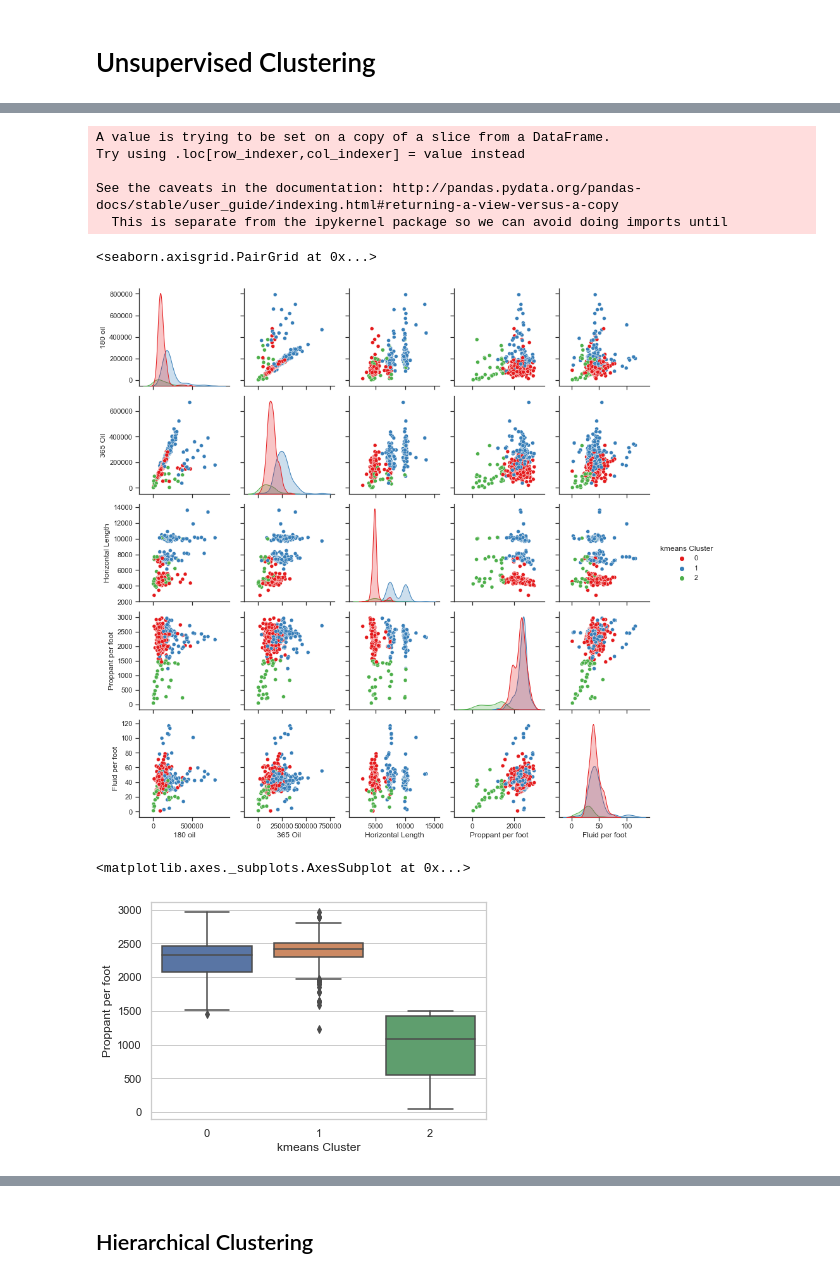
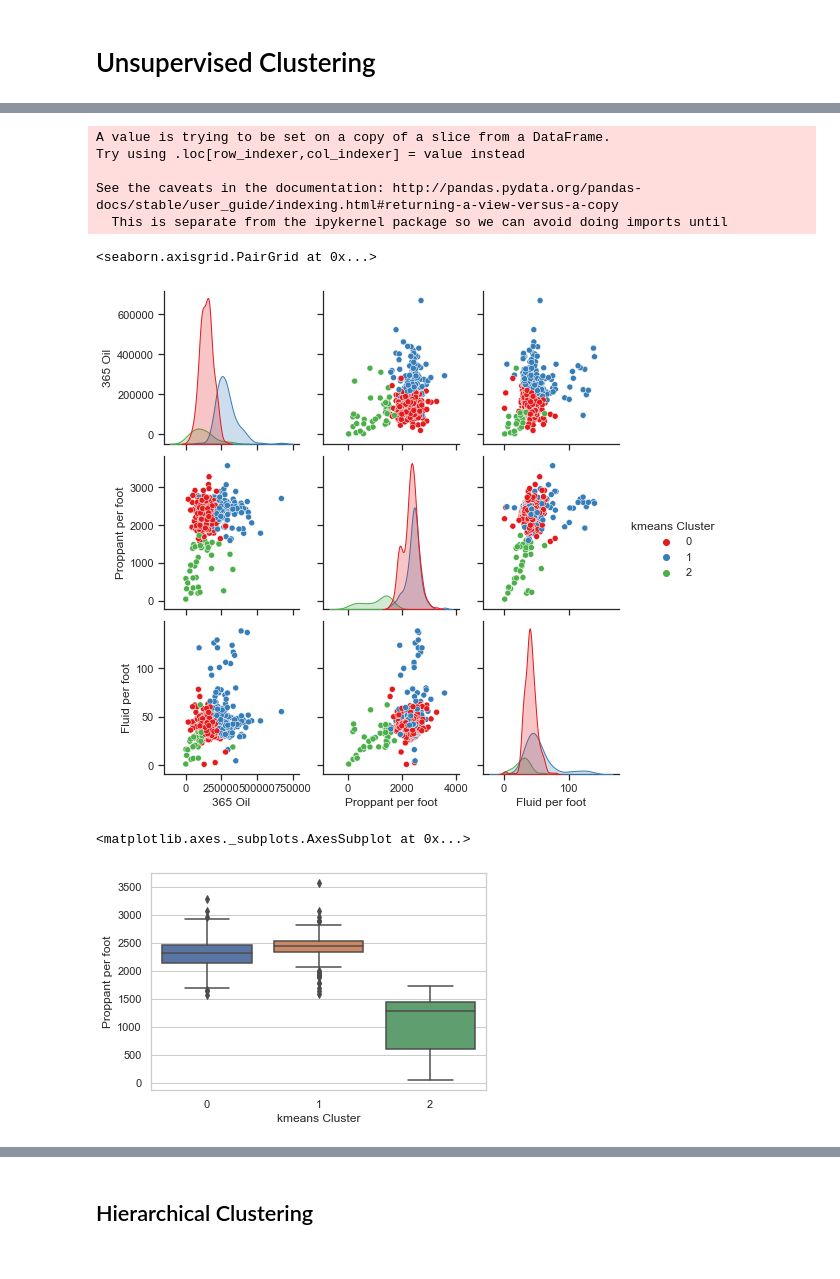
Before and after one commit to mjkhalaf/wolfcamp_DSA, a Jupyter notebook: hf.ipynb, the cells around one changed output, grey strips where cells are left out. Drawn from its saved outputs; the diff is of its cells as text; code cells hidden in the pictures.

```diff
--- a/hf.ipynb
+++ b/hf.ipynb
@@ -102,8 +102,9 @@ sns.pairplot(df[[ '180 oil', '365 Oil','Horizontal Length','Proppant per foot',
 <seaborn.axisgrid.PairGrid at 0x...>
 [figure]
 # %%
-df = df[df ['Proppant per foot'] <= 3000]
-df = df[df ['Fluid per foot'] < 120]
+df = df[df ['Proppant per foot'] <= 4000]
+df = df[df ['Fluid per foot'] < 150]
+
 
 sns.pairplot(df[[ '180 oil', '365 Oil','Horizontal Length','Proppant per foot',
        'Fluid per foot']])
@@ -164,7 +183,7 @@ cluster_labels = Core_kmeans.fit_predict(df_minmax)
 # %%
 sns.set(style = 'ticks')
 
-df['kmeans Cluster'] = Core_kmeans.labels_
+df_clean['kmeans Cluster'] = Core_kmeans.labels_
 
-sns.pairplot(df, vars = [ '180 oil', '365 Oil','Proppant per foot','Horizontal Length','Fluid per foot'], hue = 'kmeans Cluster', palette = "Set1")
+sns.pairplot(df_clean, vars = ['365 Oil','Proppant per foot','Fluid per foot'], hue = 'kmeans Cluster', palette = "Set1")
 # %% [output]
@@ -179,33 +208,32 @@ sns.boxplot(x=df['kmeans Cluster'], y=df['Proppant per foot'])
 # %%
-df_clean_1 = df [['180 oil', '365 Oil', 'Proppant per foot','Horizontal Length',
+df_clean_1 = df [['365 Oil', 'Proppant per foot',
        'Fluid per foot']]
 
-scaler = MinMaxScaler(feature_range=(0, 1))
-
-df_minmax_1 = scaler.fit_transform(df_clean_1)
+s_scaler = StandardScaler()
+df_s_1 = s_scaler.fit_transform(df_clean_1)
 # %%
-Core_kmeans = KMeans(n_clusters = 3, init = 'k-means++', n_init = 10, max_iter = 300, random_state = 11)
-cluster_labels = Core_kmeans.fit_predict(df_minmax_1)
+Core_kmeans = KMeans(n_clusters = 3, init = 'k-means++', n_init = 10, max_iter = 1000, random_state = 11)
+cluster_labels = Core_kmeans.fit_predict(df_s_1)
 # %%
 sns.set(style = 'ticks')
 
 df_clean_1['kmeans Cluster'] = Core_kmeans.labels_
 
-sns.pairplot(df_clean_1, palette = "Set1", vars = [ '180 oil', '365 Oil','Horizontal Length','Proppant per foot','Fluid per foot'], hue = 'kmeans Cluster')
+sns.pairplot(df_clean_1, palette = "Set1", vars = [ '365 Oil','Proppant per foot','Fluid per foot'], hue = 'kmeans Cluster')
 # %% [output]
 A value is trying to be set on a copy of a slice from a DataFrame.
 Try using .loc[row_indexer,col_indexer] = value instead
 
 See the caveats in the documentation: http://pandas.pydata.org/pandas-docs/stable/user_guide/indexing.html#returning-a-view-versus-a-copy
   This is separate from the ipykernel package so we can avoid doing imports until
 <seaborn.axisgrid.PairGrid at 0x...>
-[figure, old version]
+[figure, new version]
 # %%
 sns.set(style="whitegrid")
 sns.boxplot(x=df_clean_1['kmeans Cluster'], y=df_clean_1['Proppant per foot'])
 # %% [output]
 <matplotlib.axes._subplots.AxesSubplot at 0x...>
-[figure, old version]
+[figure, new version]
 # %%
 sns.set(style="whitegrid")
 sns.boxplot(x=df_clean_1['kmeans Cluster'], y=df_clean_1['Fluid per foot'])
```
Also changed, not shown: parts of 59 cells of this notebook.
